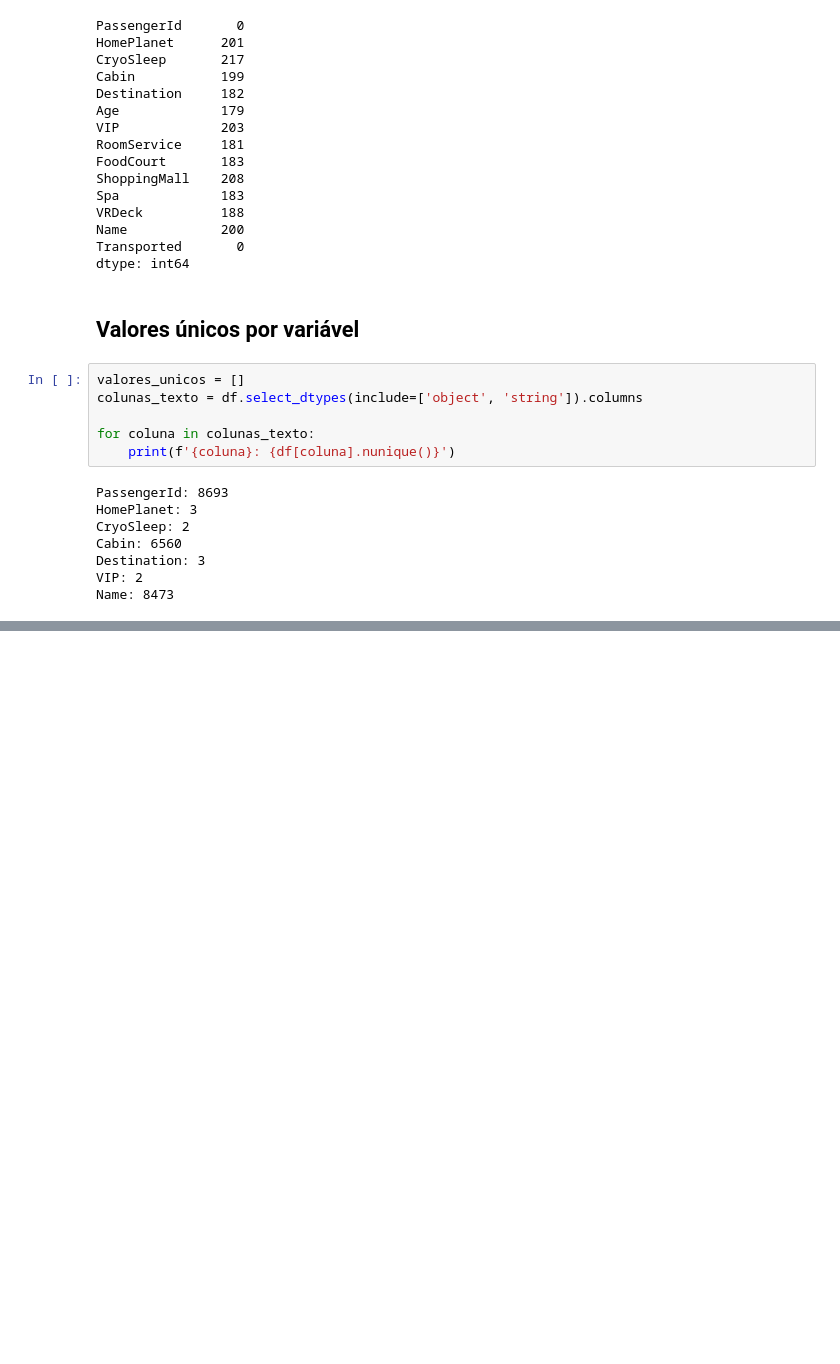
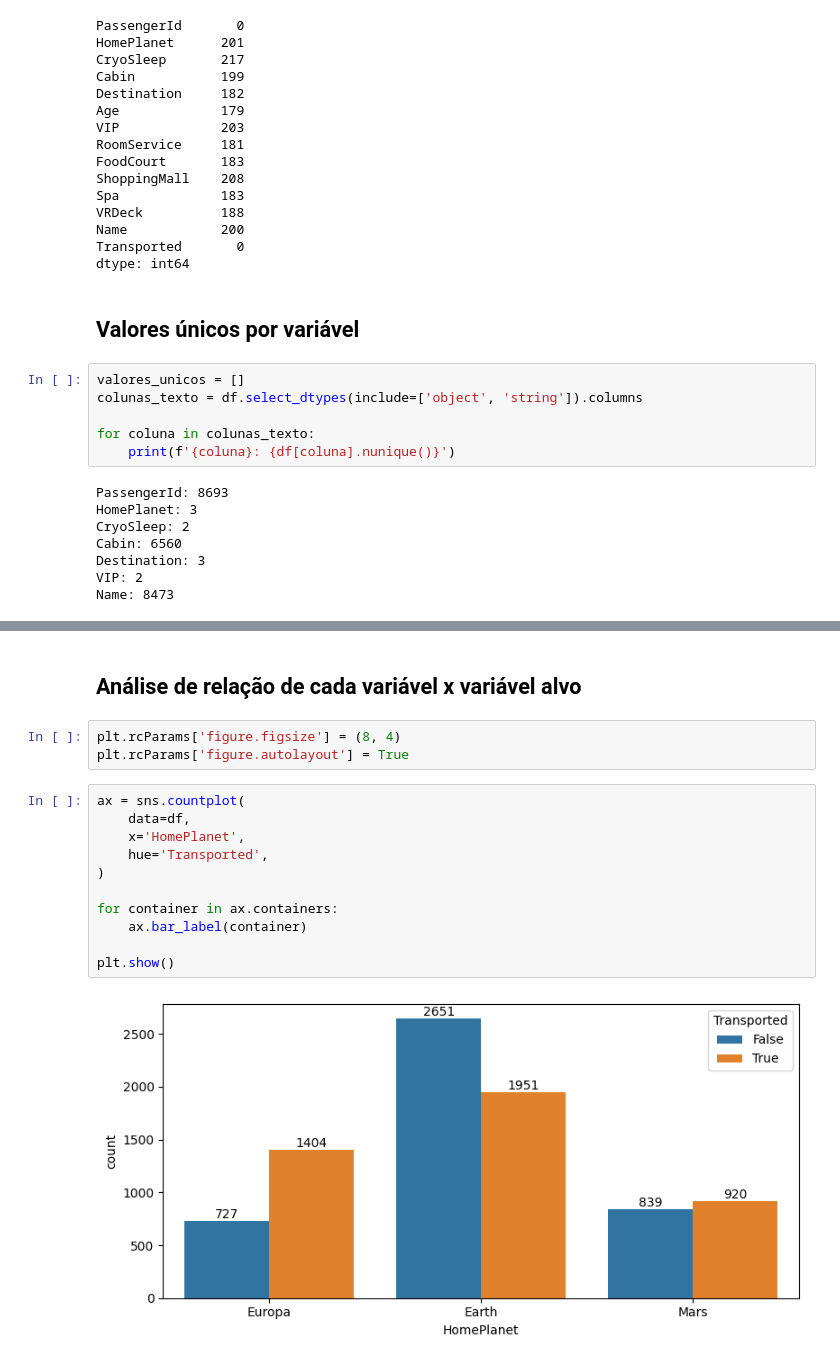
Before and after one commit to eduuardohm/Spaceship-Titanic-Competition, a Jupyter notebook: notebooks/01_exploratory_analysis.ipynb, the cells around one changed output, grey strips where cells are left out. Cells and saved outputs as stored; diff of their text form; blank space fills up the shorter version.

Commit message:
feat: complemento da análise exploratória dos dados

```diff
--- a/notebooks/01_exploratory_analysis.ipynb
+++ b/notebooks/01_exploratory_analysis.ipynb
@@ -79,0 +182,18 @@ Name: 8473
+# %% [markdown]
+## Análise de relação de cada variável x variável alvo
+# %%
+plt.rcParams['figure.figsize'] = (8, 4)
+plt.rcParams['figure.autolayout'] = True
+# %%
+ax = sns.countplot(
+    data=df,
+    x='HomePlanet',
+    hue='Transported',
+)
+
+for container in ax.containers:
+    ax.bar_label(container)
+
+plt.show()
+# %% [output]
+[figure, added]
```
Also changed, not shown: parts of 25 cells of this notebook.
